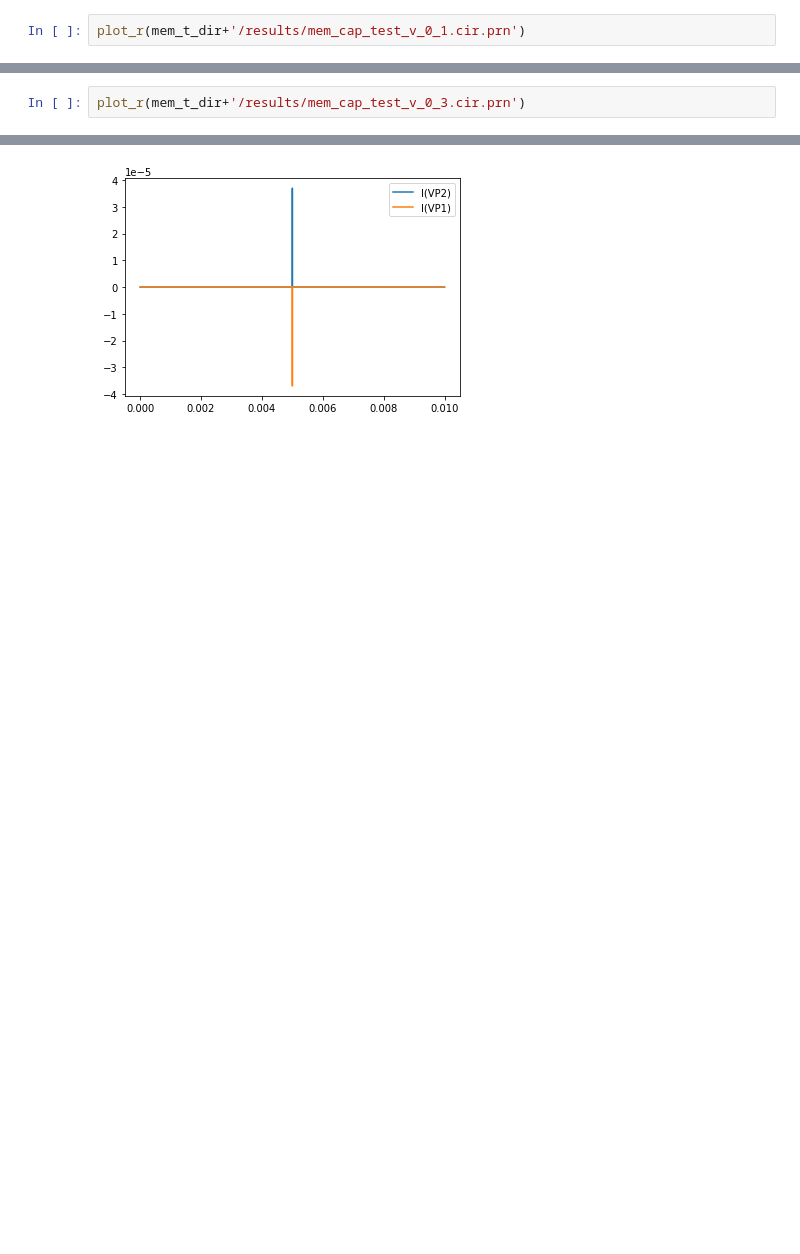
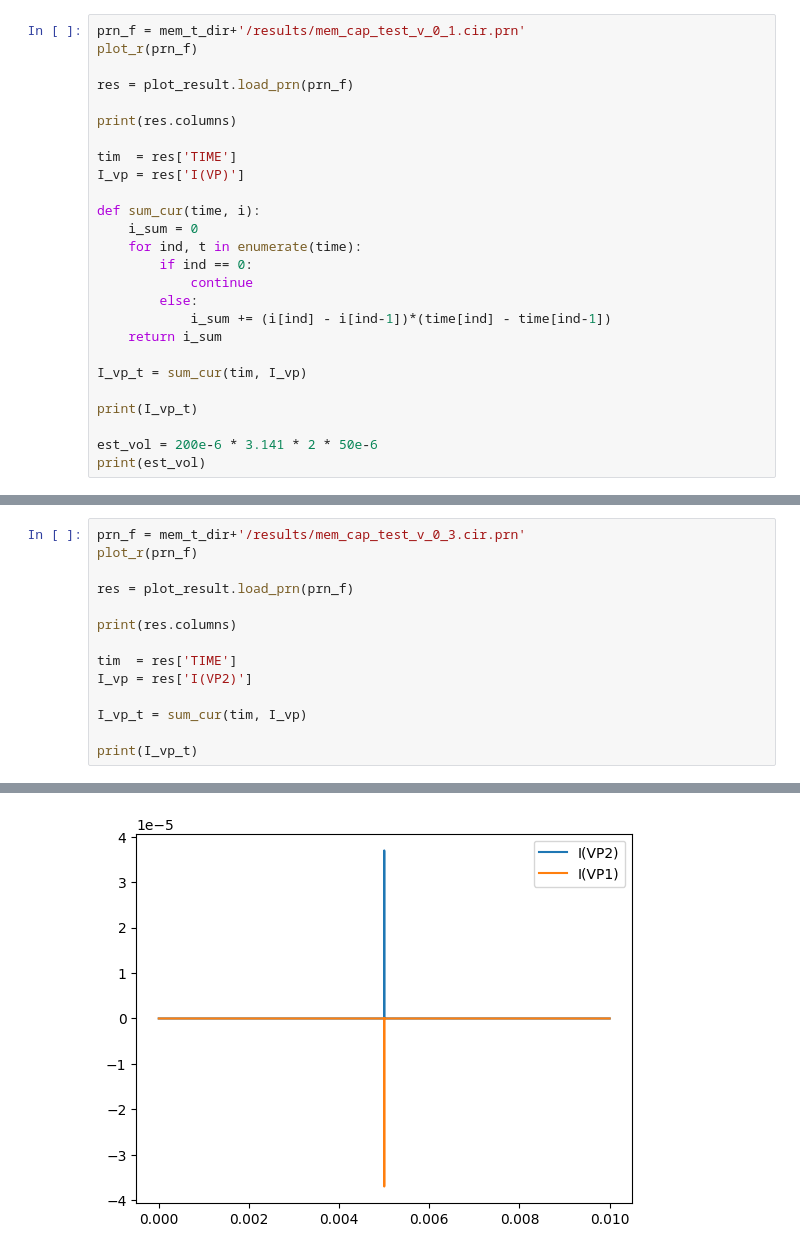
Before and after one commit to utah-MFDA/h.r.3.3_pdk, a Jupyter notebook: xyce_testing/JupyterTesting/membrane_testing.ipynb, the cells around one changed output, grey strips where cells are left out. Cells and saved outputs as stored; diff of their text form; blank space fills up the shorter version.

```diff
--- a/xyce_testing/JupyterTesting/membrane_testing.ipynb
+++ b/xyce_testing/JupyterTesting/membrane_testing.ipynb
@@ -14,3 +149,27 @@ plot_r = plot_result.plot_prn
 # %%
-plot_r(mem_t_dir+'/results/mem_cap_test_v_0_1.cir.prn')
+prn_f = mem_t_dir+'/results/mem_cap_test_v_0_1.cir.prn'
+plot_r(prn_f)
+
+res = plot_result.load_prn(prn_f)
+
+print(res.columns)
+
+tim  = res['TIME']
+I_vp = res['I(VP)']
+
+def sum_cur(time, i):
+    i_sum = 0
+    for ind, t in enumerate(time):
+        if ind == 0:
+            continue
+        else:
+            i_sum += (i[ind] - i[ind-1])*(time[ind] - time[ind-1])
+    return i_sum
+
+I_vp_t = sum_cur(tim, I_vp)
+
+print(I_vp_t)
+
+est_vol = 200e-6 * 3.141 * 2 * 50e-6
+print(est_vol)
 # %% [output]
@@ -33,4 +201,16 @@ plot_r(mem_t_dir+'/results/mem_cap_test_v_0_2_I.cir.prn')
 [figure]
 # %%
-plot_r(mem_t_dir+'/results/mem_cap_test_v_0_3.cir.prn')
+prn_f = mem_t_dir+'/results/mem_cap_test_v_0_3.cir.prn'
+plot_r(prn_f)
+
+res = plot_result.load_prn(prn_f)
+
+print(res.columns)
+
+tim  = res['TIME']
+I_vp = res['I(VP2)']
+
+I_vp_t = sum_cur(tim, I_vp)
+
+print(I_vp_t)
 # %% [output]
@@ -37 +218 @@ plot_r(mem_t_dir+'/results/mem_cap_test_v_0_3.cir.prn')
-[figure, old version]
+[figure, new version]
```
Also changed, not shown: parts of 19 cells of this notebook, 15 other files.
